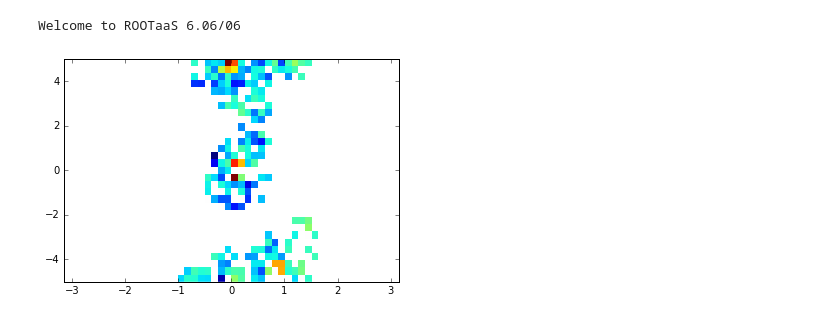
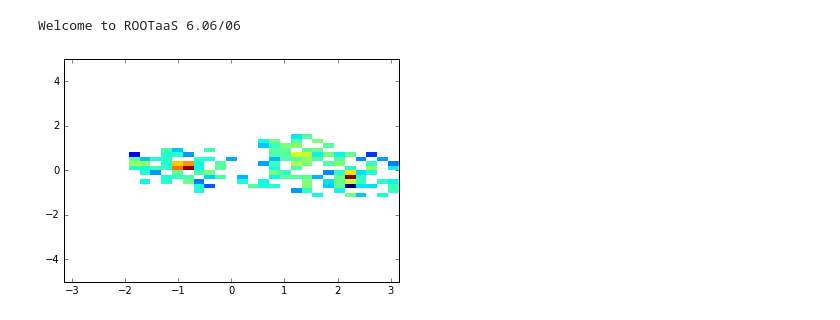
Before and after one commit to eracah/atlas_dl, a Jupyter notebook: notebooks/data_loader.ipynb, the cells around one changed output. Saved outputs shown, nothing was run; the diff lists cells and outputs as text; code cells hidden in the pictures.

```diff
--- a/notebooks/data_loader.ipynb
+++ b/notebooks/data_loader.ipynb
@@ -177,9 +177,9 @@ def load_data(bg_cfg_file = './config/BgFileListAug16.txt',
     return x[inds], y[inds]
 # %%
 if __name__=="__main__":
-    data = load_data(type_='root', num_events=100000, preprocess=False, bin_size=0.2,    bg_cfg_file = '../config/BgFileListAug16.txt',
+    data = load_data(type_='root', num_events=1000, preprocess=False, bin_size=0.2,    bg_cfg_file = '../config/BgFileListAug16.txt',
     sig_cfg_file='../config/SignalFileListAug16.txt')
     x,y = data
-    plt.imshow(np.log10(x[11][0]),extent=[-3.15, 3.15, -5, 5], interpolation='none',aspect='auto', origin='low')
+    plt.imshow(np.log10(x[11][0]).T,extent=[-3.15, 3.15, -5, 5], interpolation='none',aspect='auto', origin='low')
 # %% [output]
-[figure, old version]
+[figure, new version]
```
Also changed, not shown: parts of 1 cell of this notebook, 2 other files.
